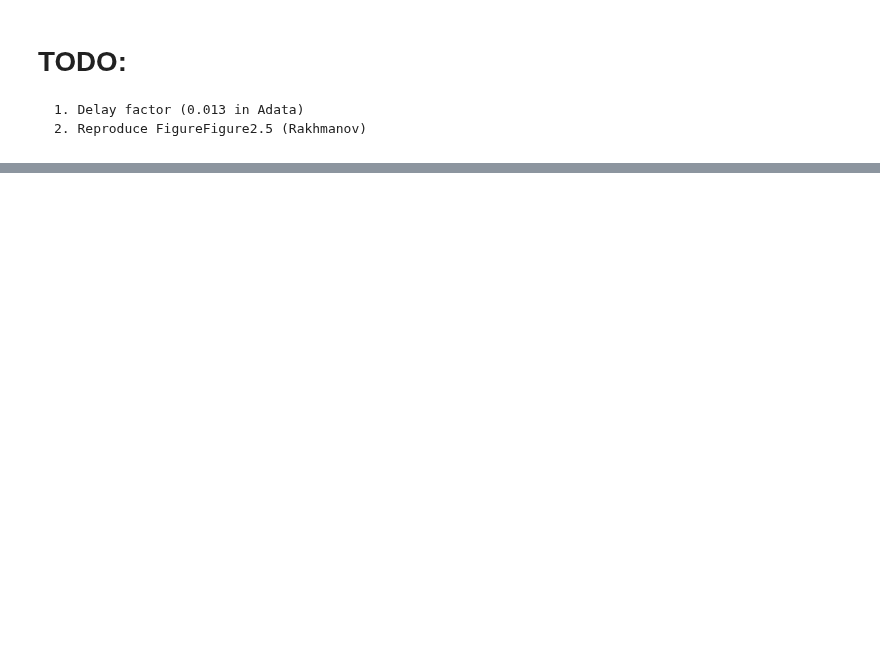
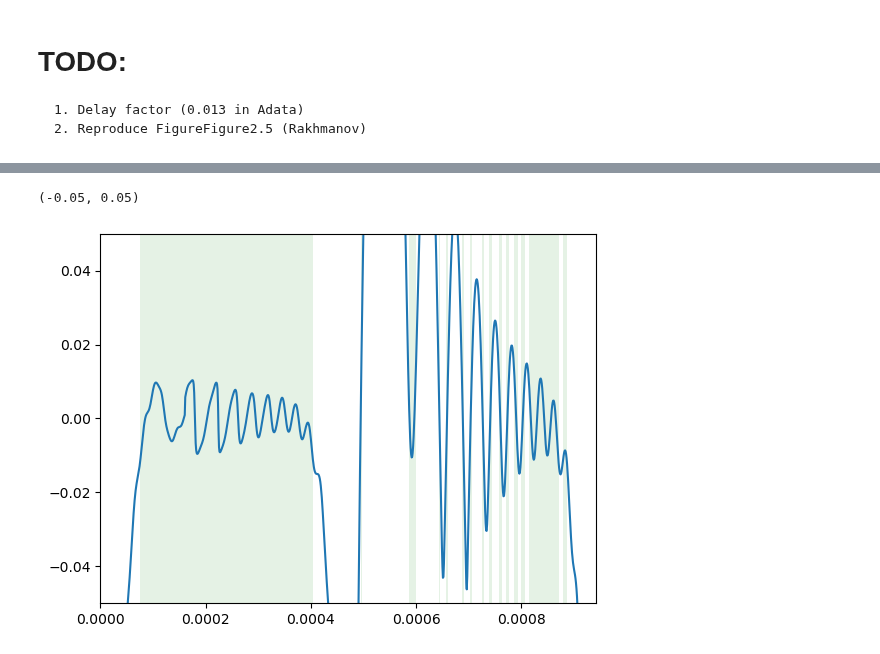
Before and after one commit to matib12/oreonspy, a Jupyter notebook: nb/FP cavity dynamics.ipynb, the cells around one changed output, grey strips where cells are left out. Drawn from its saved outputs; the diff is of its cells as text; code cells hidden in the pictures; blank space fills up the shorter version.

```diff
--- a/nb/FP cavity dynamics.ipynb
+++ b/nb/FP cavity dynamics.ipynb
@@ -351,0 +468,35 @@ simulation_check(v_cr(), 1000, "linear" )
+# %%
+epsilon = 0.012
+
+l = len(tdata)
+diffr = np.zeros(l)
+good_times_start = []
+good_times_stops = []
+
+last_i_start = 0
+last_i_stops = 0
+for i in range(l):
+    diffr[i] = res_rolled[i] - np.abs(ad+do)[i]
+    if abs(diffr[i]) < epsilon:
+        if last_i_start + 1 != i:
+            good_times_start.append(tdata[i])
+            #print(tdata[i])
+
+        last_i_start = i
+
+    if abs(diffr[i]) > epsilon:
+        if last_i_stops + 1 != i:
+            good_times_stops.append(tdata[i])
+            #print(tdata[i])
+
+        last_i_stops = i
+
+for tms in range(len(good_times_start)):
+    plt.axvspan(good_times_start[tms], good_times_stops[tms+1], facecolor='green', alpha=0.1)
+
+plt.plot(tdata, diffr)
+plt.xlim([0., td[-1]])
+plt.ylim([-.05, .05])
+# %% [output]
+(-0.05, 0.05)
+[figure, added]
```
Also changed, not shown: parts of 53 cells of this notebook, 1 other file.
